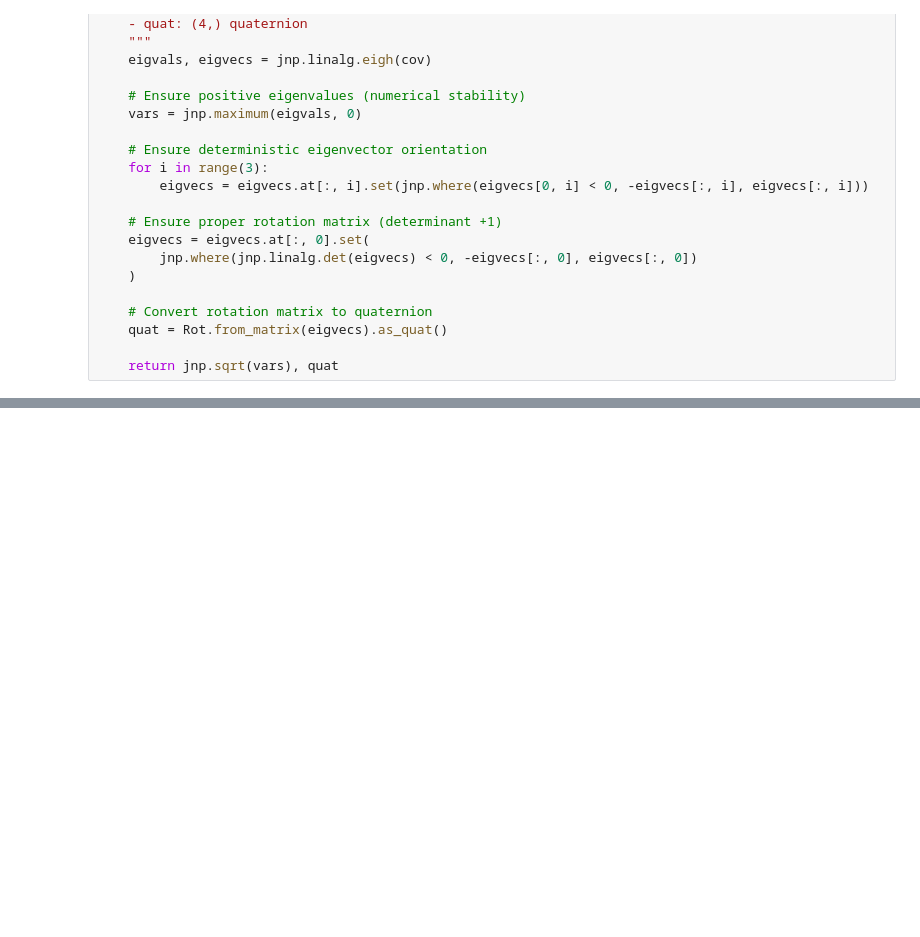
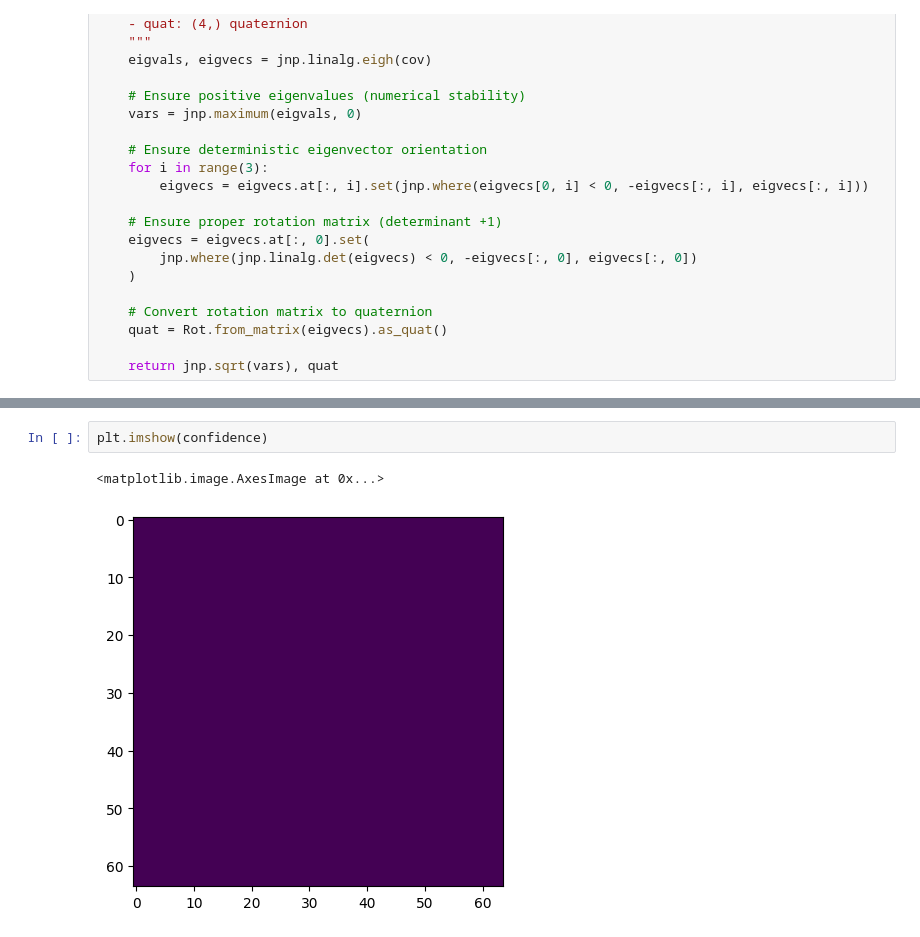
Before and after one commit to probcomp/GenMetaBalls, a Jupyter notebook: notebooks/fuzzy_metaballs_demo.ipynb, the cells around one changed output, grey strips where cells are left out. Cells and saved outputs as stored; diff of their text form; blank space fills up the shorter version.

```diff
--- a/notebooks/fuzzy_metaballs_demo.ipynb
+++ b/notebooks/fuzzy_metaballs_demo.ipynb
@@ -638,0 +659,5 @@ Array([[0., 0., 0., ..., 0., 0., 0.],
+# %%
+plt.imshow(confidence)
+# %% [output]
+<matplotlib.image.AxesImage at 0x...>
+[figure, added]
```
Also changed, not shown: parts of 9 cells of this notebook.
